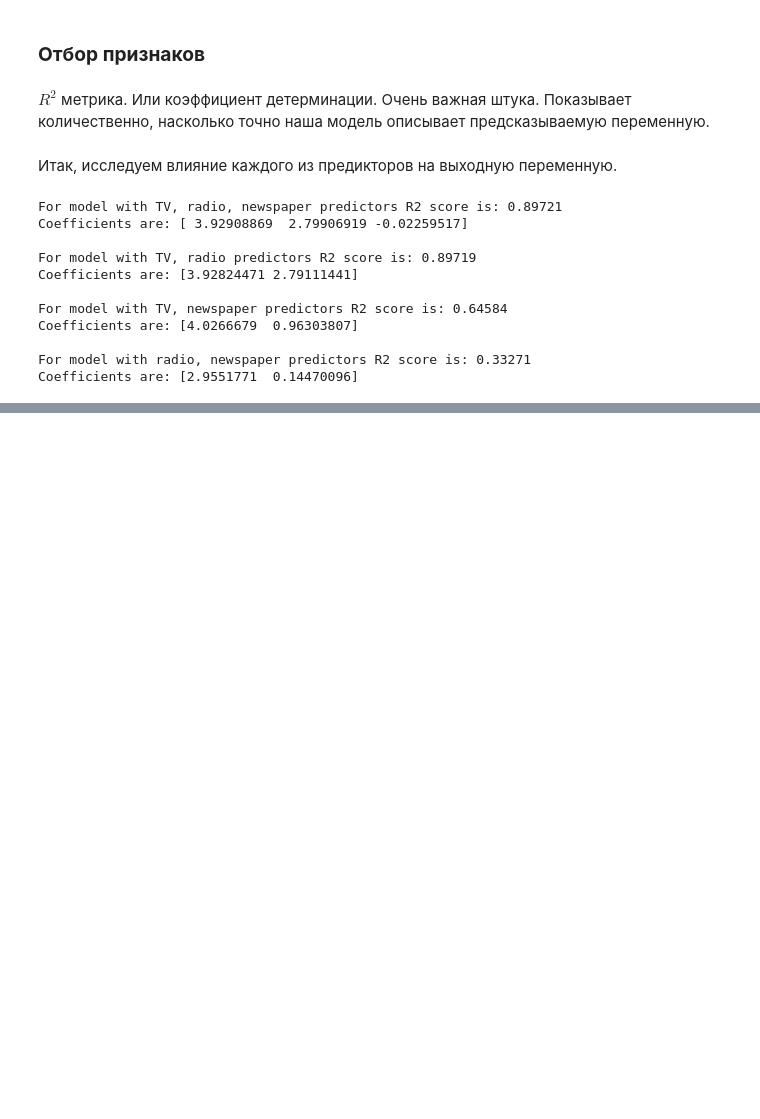
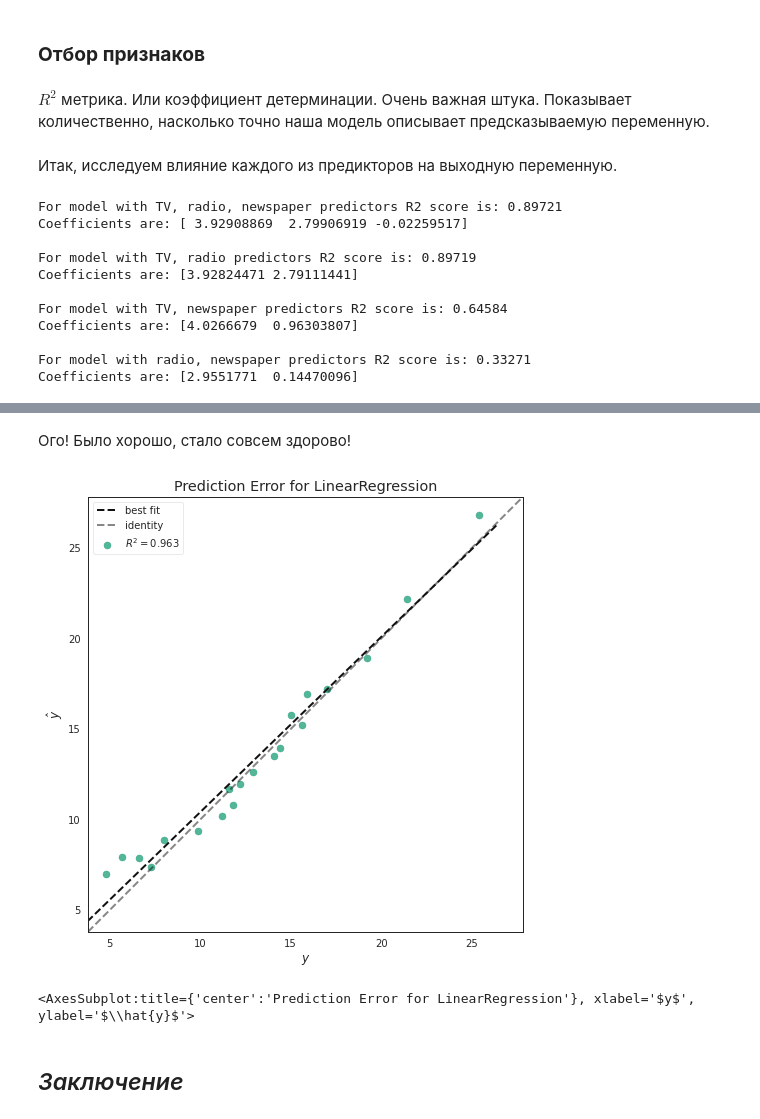
Before and after one commit to jast4ik/Hillel_ML_HW, a Jupyter notebook: Homework05/HW05.ipynb, the cells around one changed output, grey strips where cells are left out. Drawn from its saved outputs; the diff is of its cells as text; code cells hidden in the pictures; blank space fills up the shorter version.

```diff
--- a/Homework05/HW05.ipynb
+++ b/Homework05/HW05.ipynb
@@ -206,0 +543,13 @@ Coefficients are: [2.9551771  0.14470096]
+# %% [markdown]
+Ого! Было хорошо, стало совсем здорово!
+# %%
+visualizer = PredictionError(best_linear)
+
+visualizer.fit(X_train, y_train)
+visualizer.score(X_test, y_test)
+visualizer.poof()
+# %% [output]
+[figure, added]
+<AxesSubplot:title={'center':'Prediction Error for LinearRegression'}, xlabel='$y$', ylabel='$\\hat{y}$'>
+# %% [markdown]
+## *Заключение*
```
Also changed, not shown: parts of 25 cells of this notebook.
